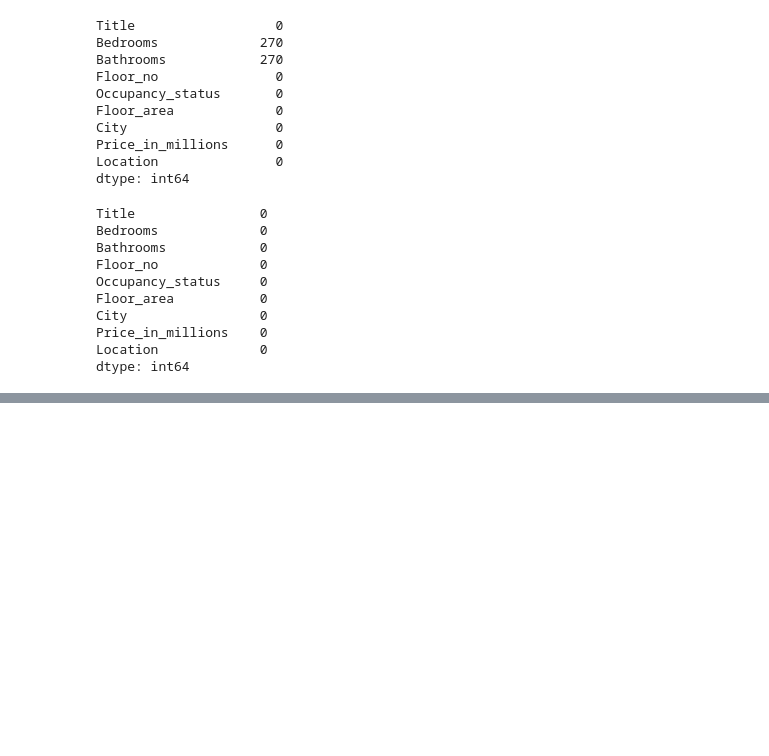
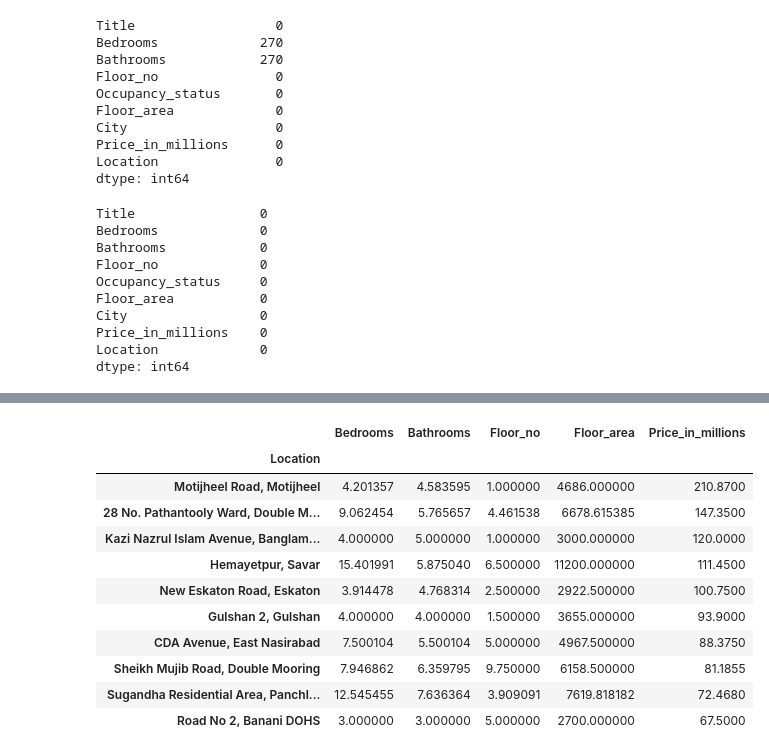
Before and after one commit to ishuu19/My_Practice, a Jupyter notebook: dhaka-bangladesh-rent-analysis.ipynb, the cells around one changed output, grey strips where cells are left out. Cells and saved outputs as stored; diff of their text form; code cells hidden in the pictures; blank space fills up the shorter version.

```diff
--- a/dhaka-bangladesh-rent-analysis.ipynb
+++ b/dhaka-bangladesh-rent-analysis.ipynb
@@ -309,0 +344,16 @@ dtype: int64
+# %%
+averages = data.groupby('Location').mean(numeric_only=True)
+averages.sort_values(by=averages.columns[4], ascending=False).head(10)
+# %% [output]
+|  | Bedrooms | Bathrooms | Floor_no | Floor_area | Price_in_millions |
+| Location |  |  |  |  |  |
+| Motijheel Road, Motijheel | 4.201357 | 4.583595 | 1.000000 | 4686.000000 | 210.8700 |
+| 28 No. Pathantooly Ward, Double M... | 9.062454 | 5.765657 | 4.461538 | 6678.615385 | 147.3500 |
+| Kazi Nazrul Islam Avenue, Banglam... | 4.000000 | 5.000000 | 1.000000 | 3000.000000 | 120.0000 |
+| Hemayetpur, Savar | 15.401991 | 5.875040 | 6.500000 | 11200.000000 | 111.4500 |
+| New Eskaton Road, Eskaton | 3.914478 | 4.768314 | 2.500000 | 2922.500000 | 100.7500 |
+| Gulshan 2, Gulshan | 4.000000 | 4.000000 | 1.500000 | 3655.000000 | 93.9000 |
+| CDA Avenue, East Nasirabad | 7.500104 | 5.500104 | 5.000000 | 4967.500000 | 88.3750 |
+| Sheikh Mujib Road, Double Mooring | 7.946862 | 6.359795 | 9.750000 | 6158.500000 | 81.1855 |
+| Sugandha Residential Area, Panchl... | 12.545455 | 7.636364 | 3.909091 | 7619.818182 | 72.4680 |
+| Road No 2, Banani DOHS | 3.000000 | 3.000000 | 5.000000 | 2700.000000 | 67.5000 |
```
Also changed, not shown: parts of 3 cells of this notebook.
